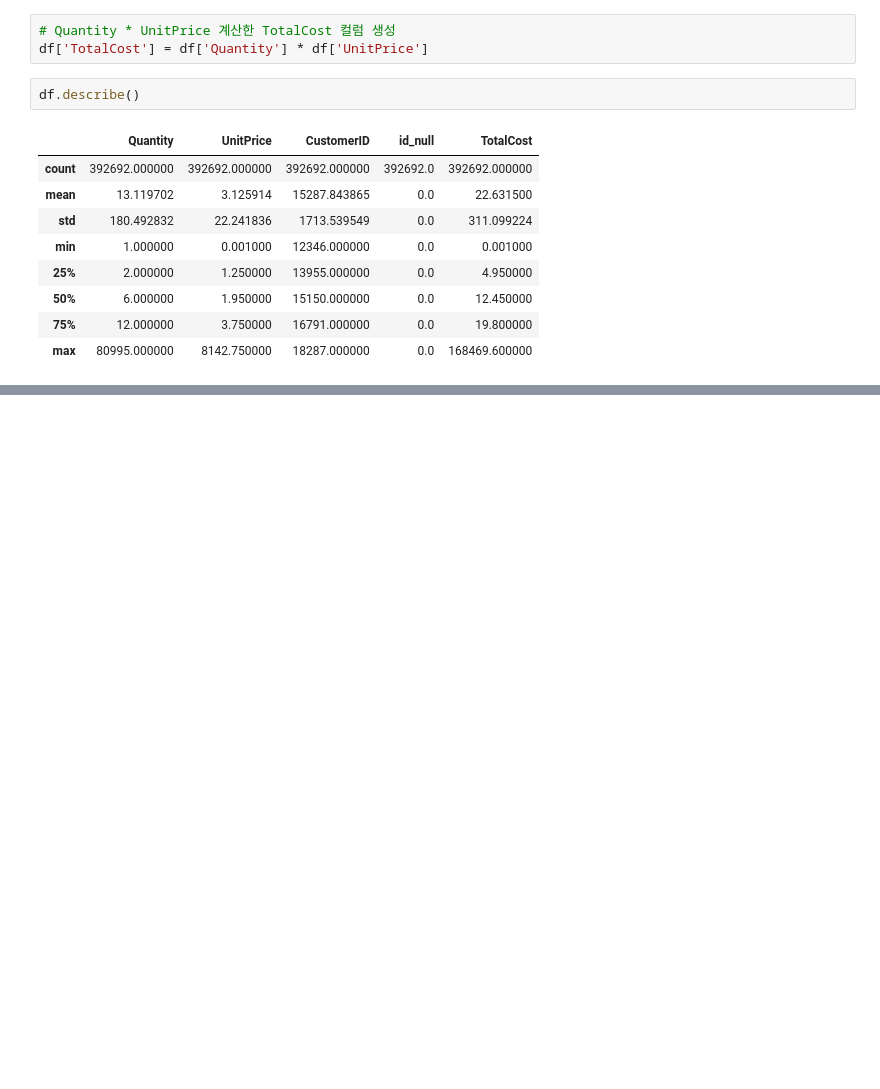
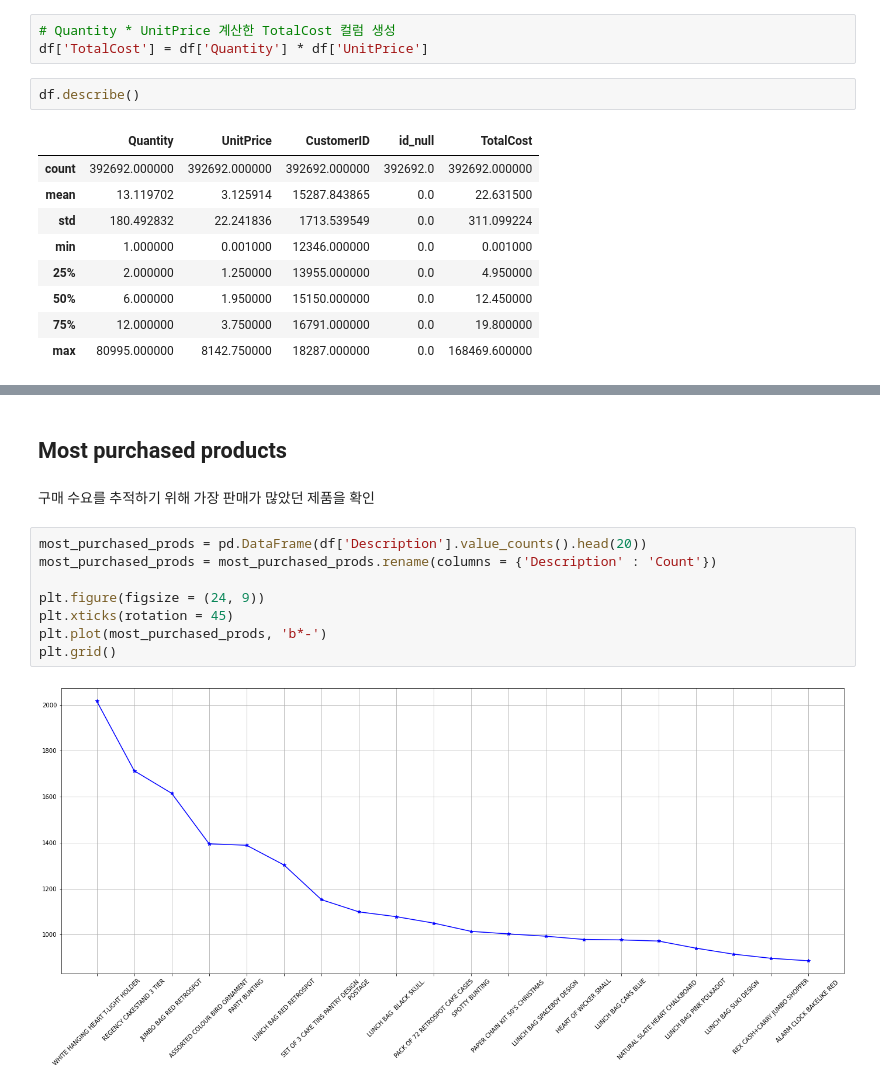
Before and after one commit to chsop/kaggle, a Jupyter notebook: RFM_cohort_segmentation/RFM_cohortanalysis_segmentation_practice.ipynb, the cells around one changed output, grey strips where cells are left out. Cells and saved outputs as stored; diff of their text form; blank space fills up the shorter version.

```diff
--- a/RFM_cohort_segmentation/RFM_cohortanalysis_segmentation_practice.ipynb
+++ b/RFM_cohort_segmentation/RFM_cohortanalysis_segmentation_practice.ipynb
@@ -216,0 +283,14 @@ df.describe()
+# %% [markdown]
+## Most purchased products
+# %% [markdown]
+구매 수요를 추적하기 위해 가장 판매가 많았던 제품을 확인
+# %%
+most_purchased_prods = pd.DataFrame(df['Description'].value_counts().head(20))
+most_purchased_prods = most_purchased_prods.rename(columns = {'Description' : 'Count'})
+
+plt.figure(figsize = (24, 9))
+plt.xticks(rotation = 45)
+plt.plot(most_purchased_prods, 'b*-')
+plt.grid()
+# %% [output]
+[figure, added]
```
Also changed, not shown: parts of 77 cells of this notebook.
